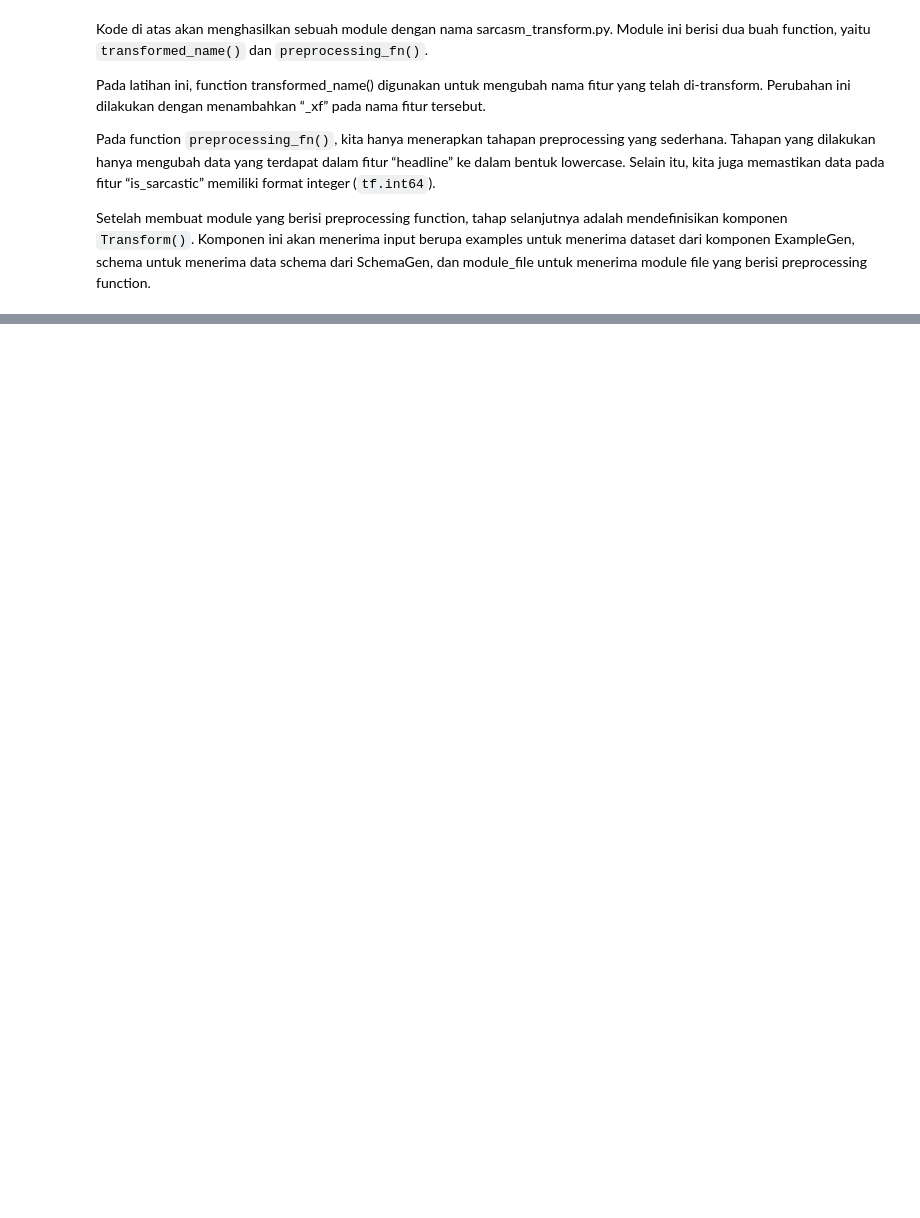
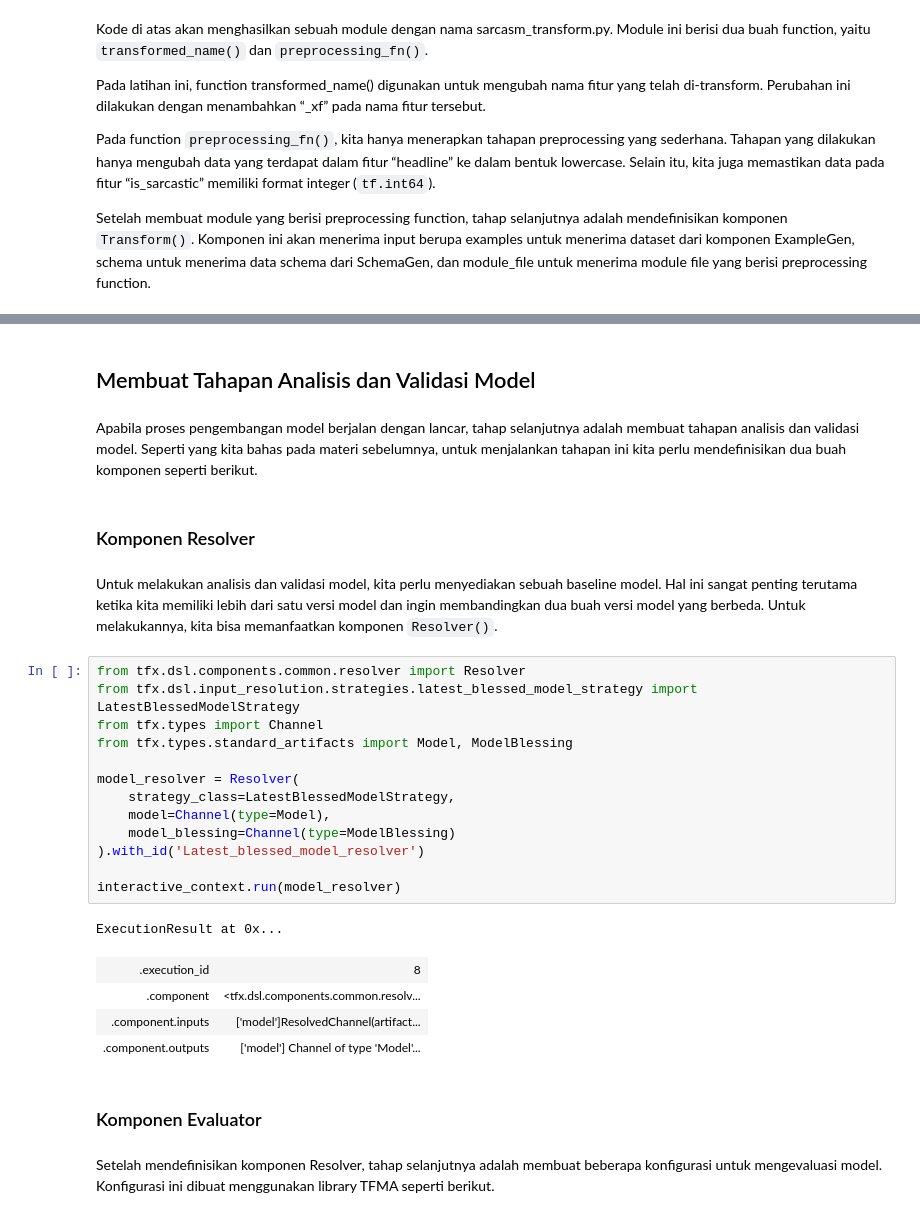
Before and after one commit to zhulkhoirrifat/Belajar-MLOps, a Jupyter notebook: notebook.ipynb, the cells around one changed output, grey strips where cells are left out. Drawn from its saved outputs; the diff is of its cells as text; blank space fills up the shorter version.

````diff
--- a/notebook.ipynb
+++ b/notebook.ipynb
@@ -239,0 +633,31 @@
+# %% [markdown]
+## Membuat Tahapan Analisis dan Validasi Model
+# %% [markdown]
+Apabila proses pengembangan model berjalan dengan lancar, tahap selanjutnya adalah membuat tahapan analisis dan validasi model. Seperti yang kita bahas pada materi sebelumnya, untuk menjalankan tahapan ini kita perlu mendefinisikan dua buah komponen seperti berikut.
+# %% [markdown]
+### Komponen Resolver
+# %% [markdown]
+Untuk melakukan analisis dan validasi model, kita perlu menyediakan sebuah baseline model. Hal ini sangat penting terutama ketika kita memiliki lebih dari satu versi model dan ingin membandingkan dua buah versi model yang berbeda. Untuk melakukannya, kita bisa memanfaatkan komponen ```Resolver()```.
+# %%
+from tfx.dsl.components.common.resolver import Resolver
+from tfx.dsl.input_resolution.strategies.latest_blessed_model_strategy import LatestBlessedModelStrategy
+from tfx.types import Channel
+from tfx.types.standard_artifacts import Model, ModelBlessing
+
+model_resolver = Resolver(
+    strategy_class=LatestBlessedModelStrategy,
+    model=Channel(type=Model),
+    model_blessing=Channel(type=ModelBlessing)
+).with_id('Latest_blessed_model_resolver')
+
+interactive_context.run(model_resolver)
+# %% [output]
+ExecutionResult at 0x...
+| .execution_id | 8 |
+| .component | <tfx.dsl.components.common.resolv... |
+| .component.inputs | ['model']ResolvedChannel(artifact... |
+| .component.outputs | ['model'] Channel of type 'Model'... |
+# %% [markdown]
+### Komponen Evaluator
+# %% [markdown]
+Setelah mendefinisikan komponen Resolver, tahap selanjutnya adalah membuat beberapa konfigurasi untuk mengevaluasi model. Konfigurasi ini dibuat menggunakan library TFMA seperti berikut.
````
Also changed, not shown: parts of 30 cells of this notebook.
